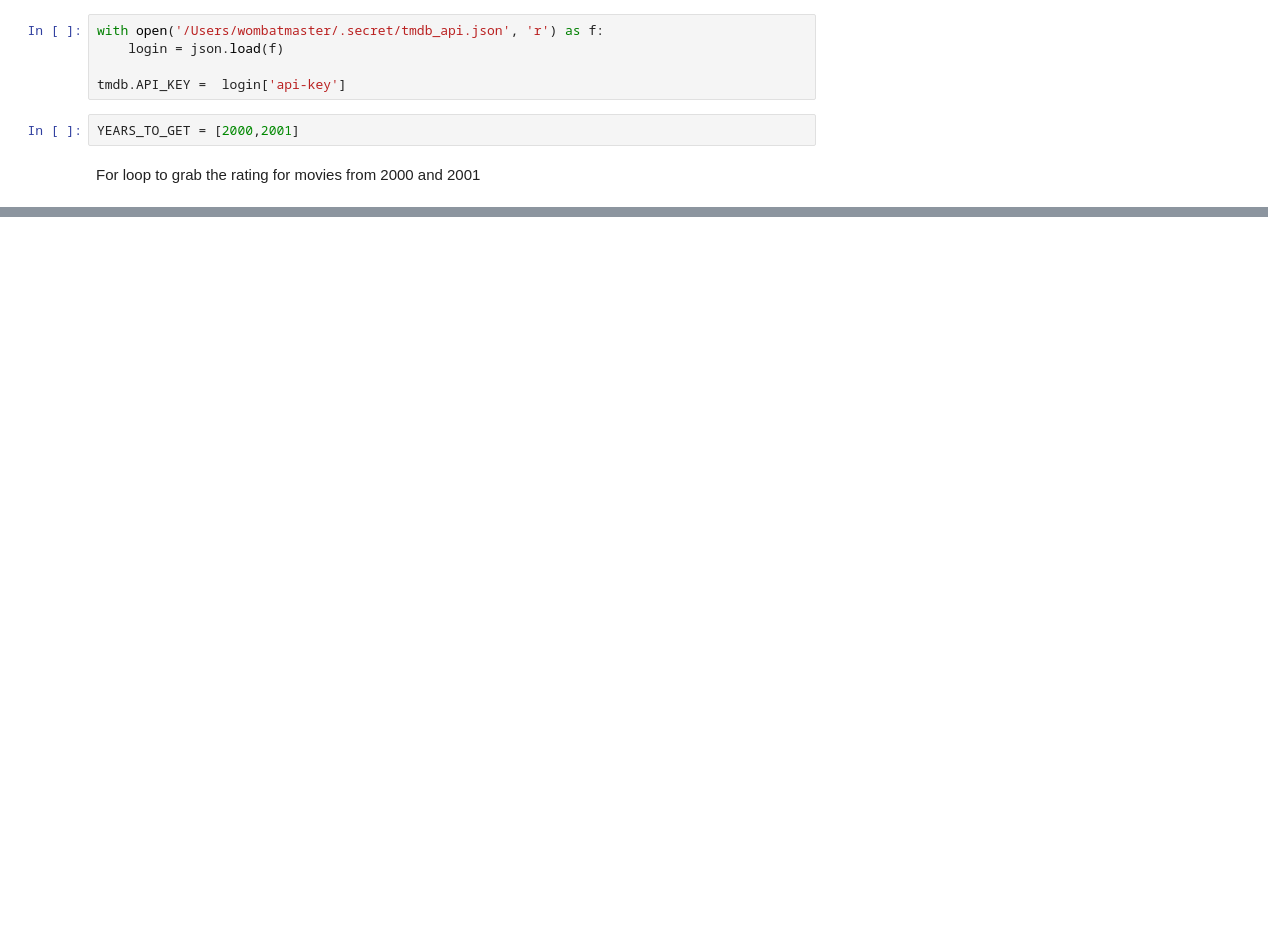
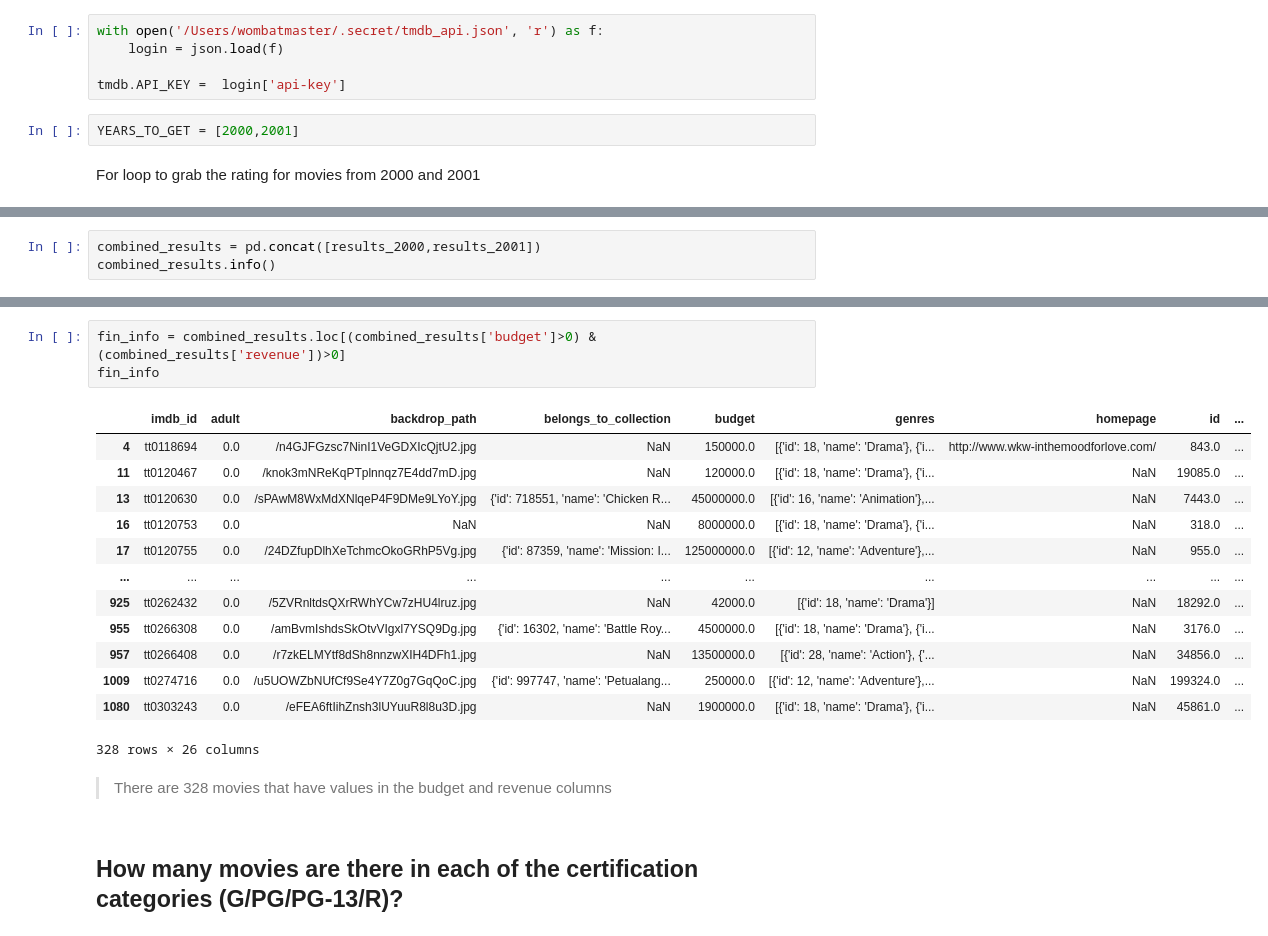
Before and after one commit to AislingGilder85/PT-DATA-Project-3, a Jupyter notebook: Project 3 - Part 2.ipynb, the cells around one changed output, grey strips where cells are left out. Saved outputs shown, nothing was run; the diff lists cells and outputs as text; blank space fills up the shorter version.

```diff
--- a/Project 3 - Part 2.ipynb
+++ b/Project 3 - Part 2.ipynb
@@ -133,0 +137,3 @@ results_2001.head()
+# %%
+combined_results = pd.concat([results_2000,results_2001])
+combined_results.info()
@@ -133,0 +161,21 @@ results_2001.head()
+# %%
+fin_info = combined_results.loc[(combined_results['budget']>0) & (combined_results['revenue'])>0]
+fin_info
+# %% [output]
+|  | imdb_id | adult | backdrop_path | belongs_to_collection | budget | genres | homepage | id | ... |
+| 4 | tt0118694 | 0.0 | /n4GJFGzsc7NinI1VeGDXIcQjtU2.jpg | NaN | 150000.0 | [{'id': 18, 'name': 'Drama'}, {'i... | http://www.wkw-inthemoodforlove.com/ | 843.0 | ... |
+| 11 | tt0120467 | 0.0 | /knok3mNReKqPTplnnqz7E4dd7mD.jpg | NaN | 120000.0 | [{'id': 18, 'name': 'Drama'}, {'i... | NaN | 19085.0 | ... |
+| 13 | tt0120630 | 0.0 | /sPAwM8WxMdXNlqeP4F9DMe9LYoY.jpg | {'id': 718551, 'name': 'Chicken R... | 45000000.0 | [{'id': 16, 'name': 'Animation'},... | NaN | 7443.0 | ... |
+| 16 | tt0120753 | 0.0 | NaN | NaN | 8000000.0 | [{'id': 18, 'name': 'Drama'}, {'i... | NaN | 318.0 | ... |
+| 17 | tt0120755 | 0.0 | /24DZfupDlhXeTchmcOkoGRhP5Vg.jpg | {'id': 87359, 'name': 'Mission: I... | 125000000.0 | [{'id': 12, 'name': 'Adventure'},... | NaN | 955.0 | ... |
+| ... | ... | ... | ... | ... | ... | ... | ... | ... | ... |
+| 925 | tt0262432 | 0.0 | /5ZVRnltdsQXrRWhYCw7zHU4lruz.jpg | NaN | 42000.0 | [{'id': 18, 'name': 'Drama'}] | NaN | 18292.0 | ... |
+| 955 | tt0266308 | 0.0 | /amBvmIshdsSkOtvVIgxl7YSQ9Dg.jpg | {'id': 16302, 'name': 'Battle Roy... | 4500000.0 | [{'id': 18, 'name': 'Drama'}, {'i... | NaN | 3176.0 | ... |
+| 957 | tt0266408 | 0.0 | /r7zkELMYtf8dSh8nnzwXIH4DFh1.jpg | NaN | 13500000.0 | [{'id': 28, 'name': 'Action'}, {'... | NaN | 34856.0 | ... |
+| 1009 | tt0274716 | 0.0 | /u5UOWZbNUfCf9Se4Y7Z0g7GqQoC.jpg | {'id': 997747, 'name': 'Petualang... | 250000.0 | [{'id': 12, 'name': 'Adventure'},... | NaN | 199324.0 | ... |
+| 1080 | tt0303243 | 0.0 | /eFEA6ftIihZnsh3lUYuuR8l8u3D.jpg | NaN | 1900000.0 | [{'id': 18, 'name': 'Drama'}, {'i... | NaN | 45861.0 | ... |
+328 rows × 26 columns
+# %% [markdown]
+>There are 328 movies that have values in the budget and revenue columns
+# %% [markdown]
+## How many movies are there in each of the certification categories (G/PG/PG-13/R)?
```
Also changed, not shown: parts of 16 cells of this notebook, 5 other files.
